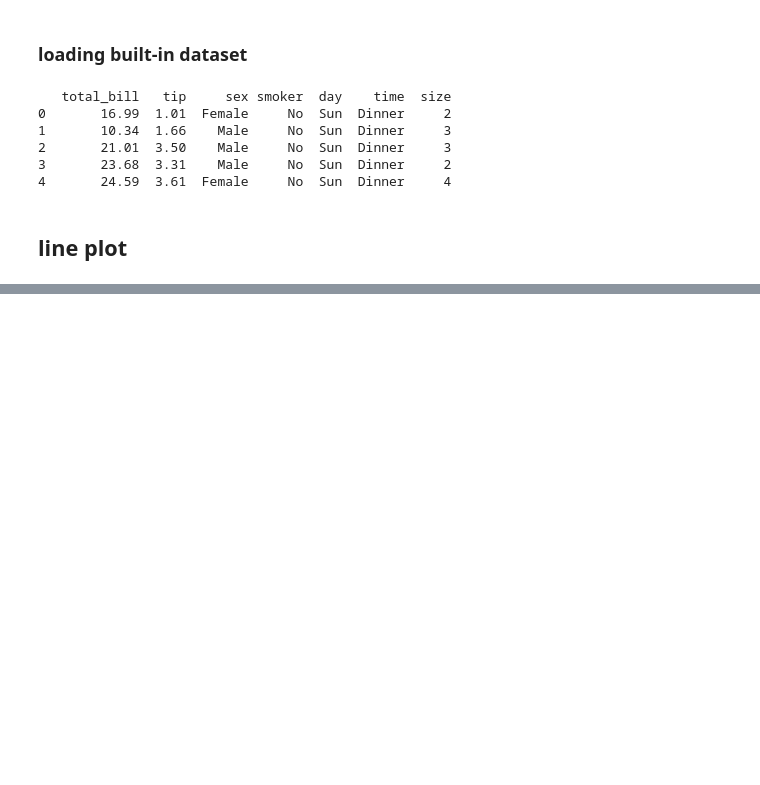
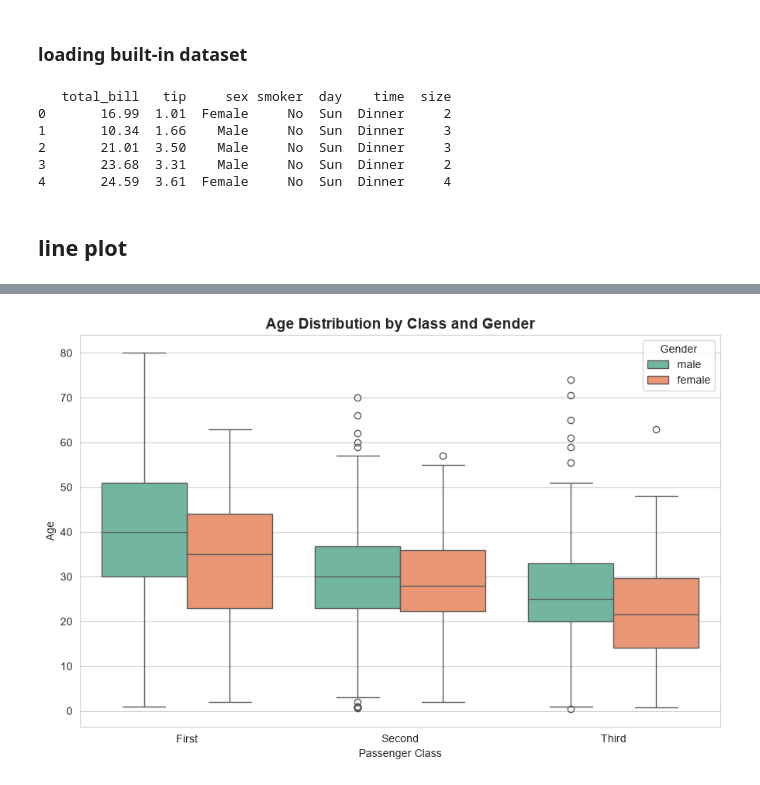
Before and after one commit to nayab-gull-it/ai_practice, a Jupyter notebook: notebook_notes/Week5_Lect2.ipynb, the cells around one changed output, grey strips where cells are left out. Cells and saved outputs as stored; diff of their text form; code cells hidden in the pictures; blank space fills up the shorter version.

```diff
--- a/notebook_notes/Week5_Lect2.ipynb
+++ b/notebook_notes/Week5_Lect2.ipynb
@@ -380,0 +455,17 @@ plt.show()
+# %%
+# ============================================================
+# 2. Box Plot - Age by Class and Gender
+# ============================================================
+plt.figure(figsize=(9, 6))
+
+sns.boxplot(x='class', y='age', hue='sex', data=df, palette="Set2")
+
+plt.title('Age Distribution by Class and Gender', fontsize=14, fontweight='bold')
+plt.xlabel('Passenger Class')
+plt.ylabel('Age')
+plt.legend(title='Gender')
+plt.tight_layout()
+plt.savefig('plots/boxplot_age_class_gender.png', dpi=300, bbox_inches='tight')
+plt.show()
+# %% [output]
+[figure, added]
```
Also changed, not shown: parts of 13 cells of this notebook, 14 other files.
